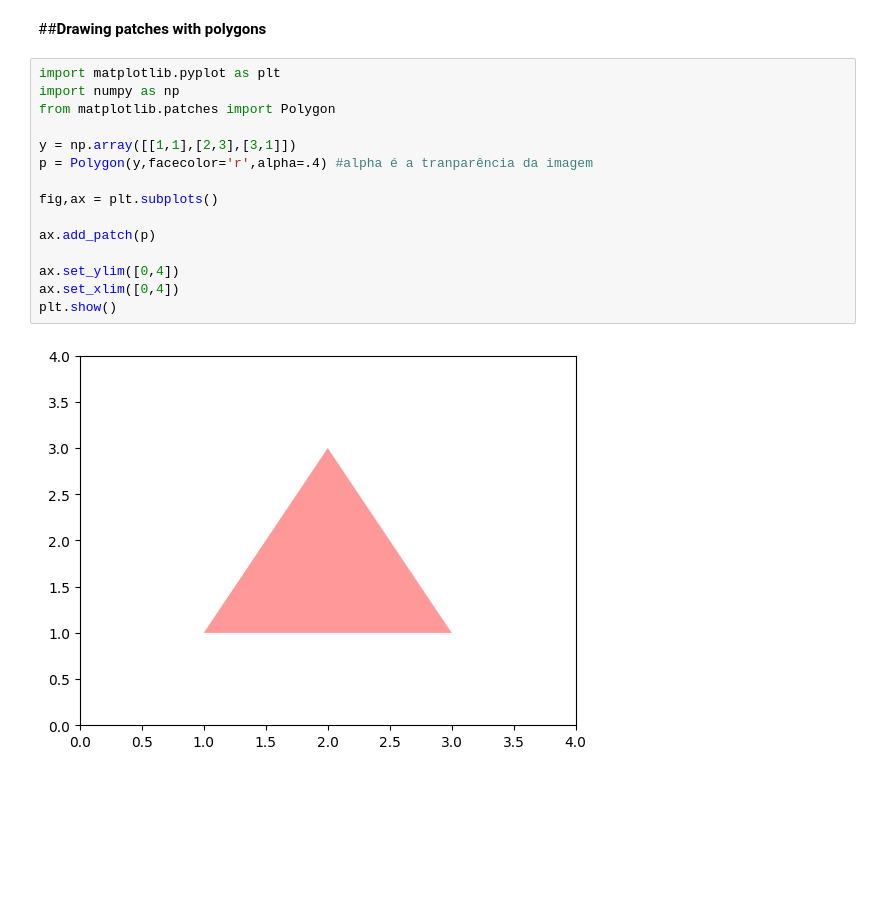
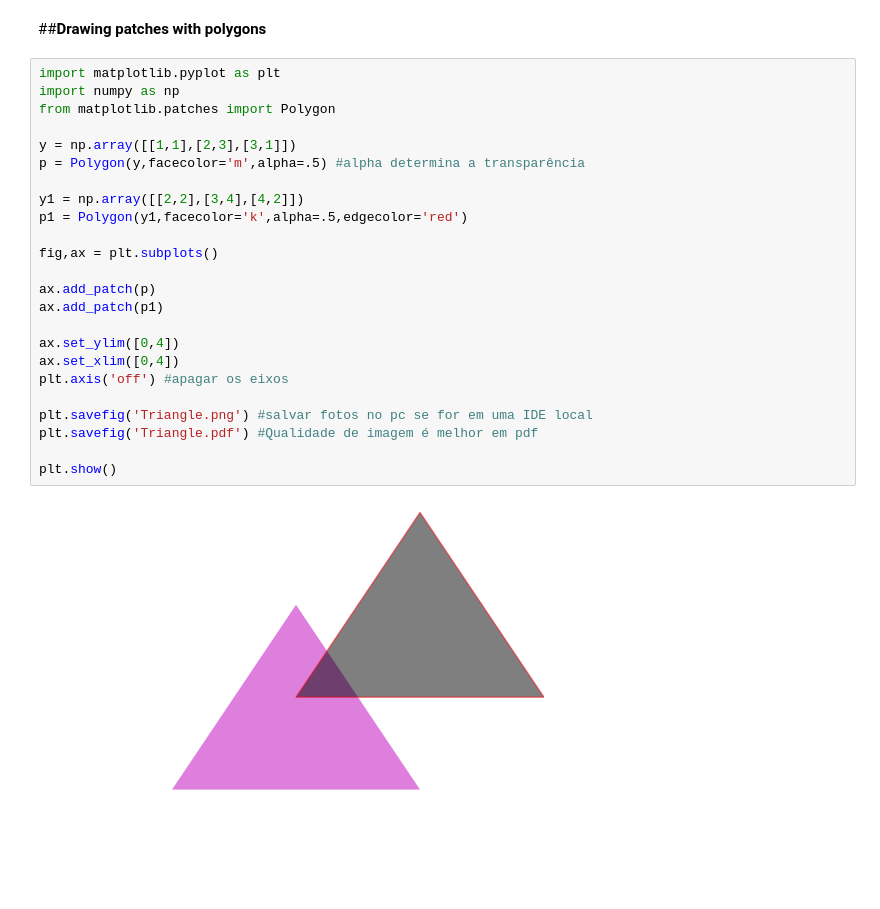
Before and after one commit to gregorimaia/Engenharia_Aeroespacial, a Jupyter notebook: Graphing_and_visualization.ipynb, the cells around one changed output. Cells and saved outputs as stored; diff of their text form; blank space fills up the shorter version.

```diff
--- a/Graphing_and_visualization.ipynb
+++ b/Graphing_and_visualization.ipynb
@@ -356,17 +356,26 @@ print(C)
 # %%
 import matplotlib.pyplot as plt
 import numpy as np
 from matplotlib.patches import Polygon
 
 y = np.array([[1,1],[2,3],[3,1]])
-p = Polygon(y,facecolor='r',alpha=.4) #alpha é a tranparência da imagem
+p = Polygon(y,facecolor='m',alpha=.5) #alpha determina a transparência
+
+y1 = np.array([[2,2],[3,4],[4,2]])
+p1 = Polygon(y1,facecolor='k',alpha=.5,edgecolor='red')
 
 fig,ax = plt.subplots()
 
 ax.add_patch(p)
+ax.add_patch(p1)
 
 ax.set_ylim([0,4])
 ax.set_xlim([0,4])
+plt.axis('off') #apagar os eixos
+
+plt.savefig('Triangle.png') #salvar fotos no pc se for em uma IDE local
+plt.savefig('Triangle.pdf') #Qualidade de imagem é melhor em pdf
+
 plt.show()
 # %% [output]
-[figure, old version]
+[figure, new version]
```
